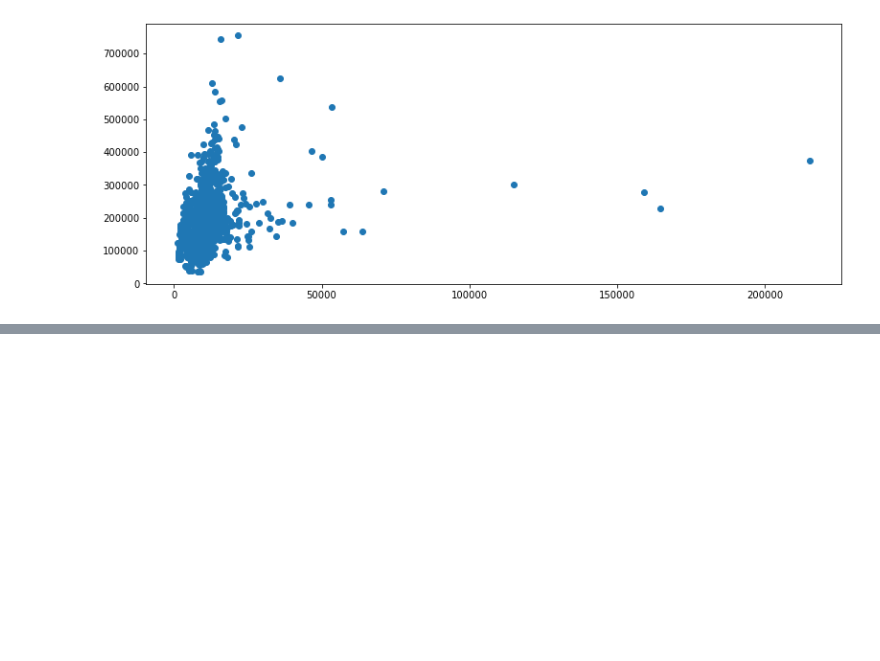
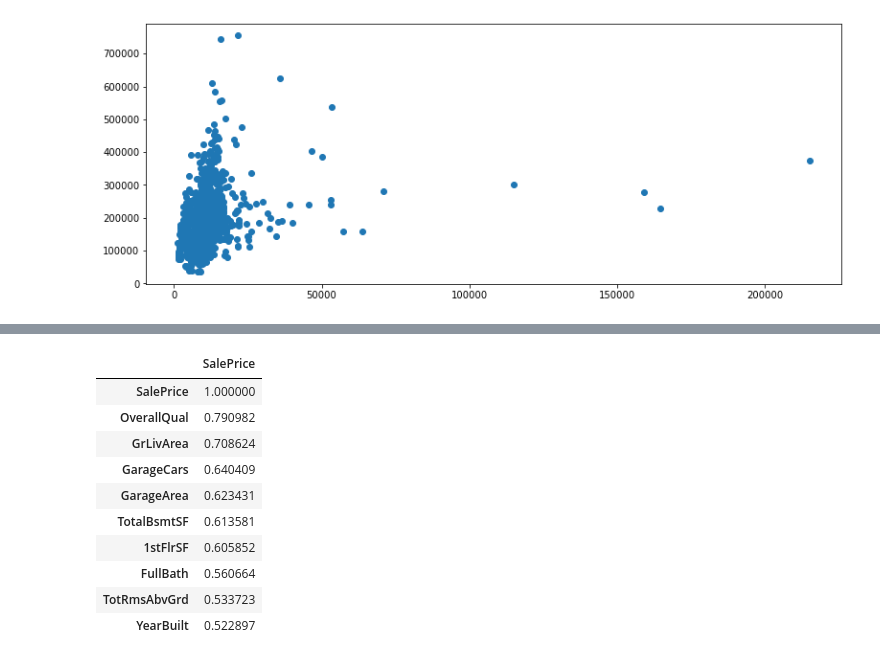
Before and after one commit to CS521-Burstein/final-project-Ayoub-Amghar, a Jupyter notebook: delivery_2.ipynb, the cells around one changed output, grey strips where cells are left out. Drawn from its saved outputs; the diff is of its cells as text; code cells hidden in the pictures; blank space fills up the shorter version.

```diff
--- a/delivery_2.ipynb
+++ b/delivery_2.ipynb
@@ -157,0 +102,15 @@ plt.scatter(x = 'LotArea', y = 'SalePrice', data = housing_dataframe)
+# %%
+correlation = housing_dataframe.corr()['SalePrice'].sort_values(ascending = False).to_frame().head(10)
+correlation
+# %% [output]
+|  | SalePrice |
+| SalePrice | 1.000000 |
+| OverallQual | 0.790982 |
+| GrLivArea | 0.708624 |
+| GarageCars | 0.640409 |
+| GarageArea | 0.623431 |
+| TotalBsmtSF | 0.613581 |
+| 1stFlrSF | 0.605852 |
+| FullBath | 0.560664 |
+| TotRmsAbvGrd | 0.533723 |
+| YearBuilt | 0.522897 |
```
Also changed, not shown: parts of 11 cells of this notebook.
